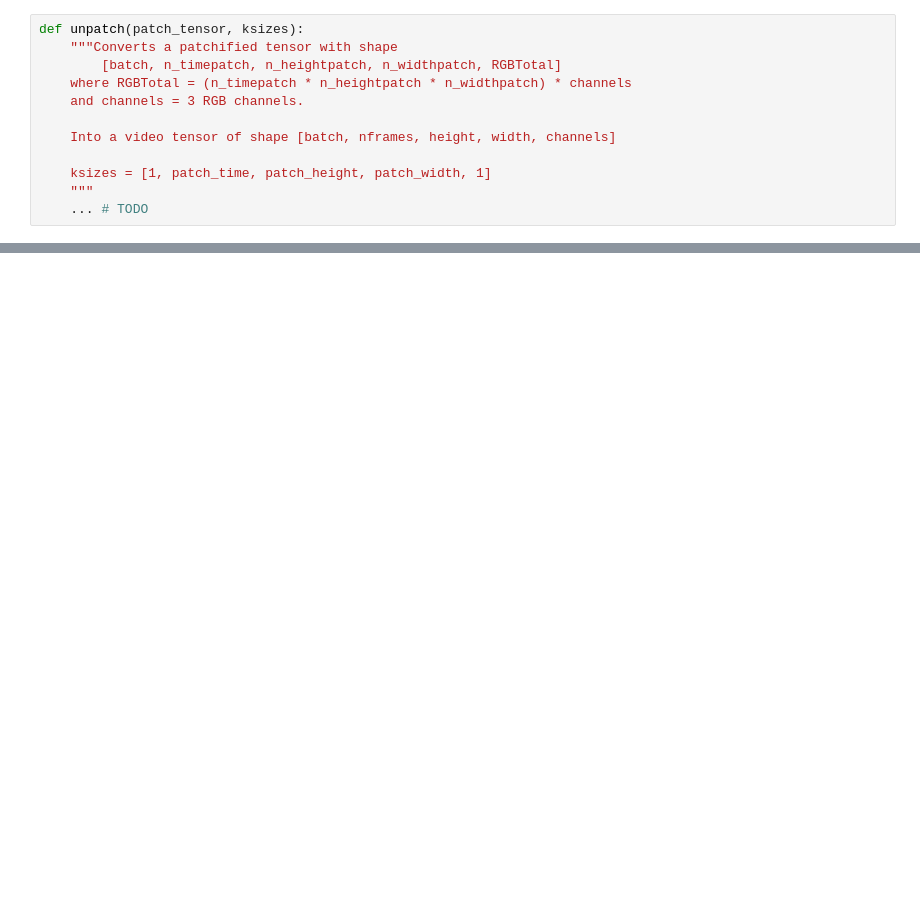
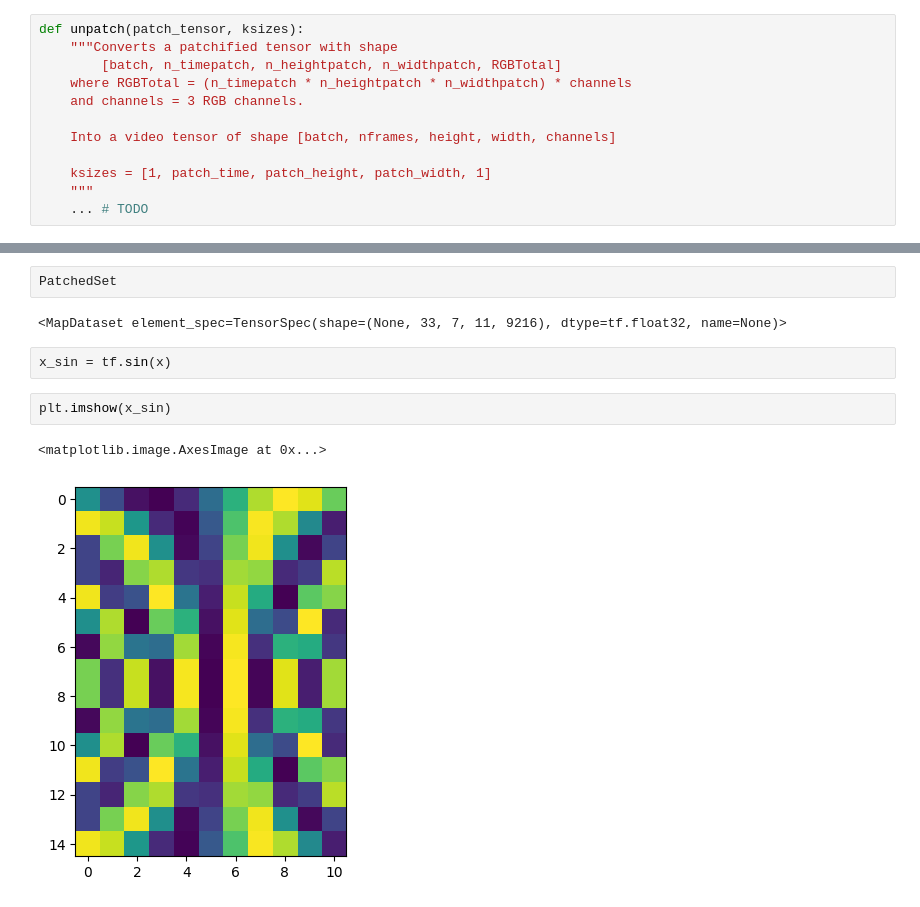
Before and after one commit to amanb2000/Multimodal_Foundation, a Jupyter notebook: sketch/03_Transformer_Preliminaries.ipynb, the cells around one changed output, grey strips where cells are left out. Cells and saved outputs as stored; diff of their text form; blank space fills up the shorter version.

```diff
--- a/sketch/03_Transformer_Preliminaries.ipynb
+++ b/sketch/03_Transformer_Preliminaries.ipynb
@@ -168,0 +230,11 @@ def flatten_patched(patch_tensor):
+# %%
+PatchedSet
+# %% [output]
+<MapDataset element_spec=TensorSpec(shape=(None, 33, 7, 11, 9216), dtype=tf.float32, name=None)>
+# %%
+x_sin = tf.sin(x)
+# %%
+plt.imshow(x_sin)
+# %% [output]
+<matplotlib.image.AxesImage at 0x...>
+[figure, added]
```
Also changed, not shown: parts of 14 cells of this notebook.
